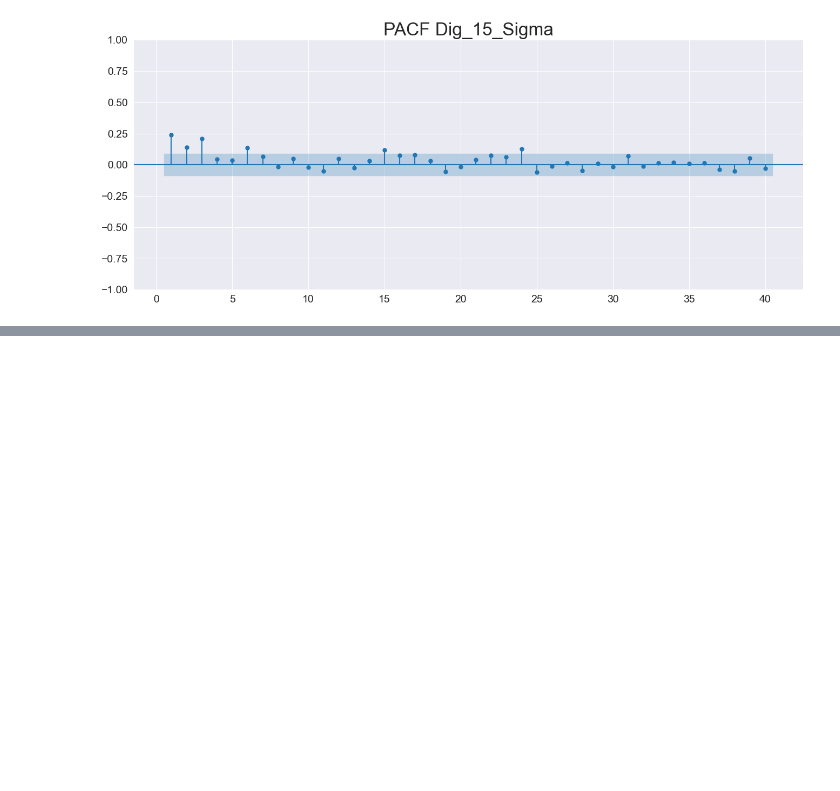
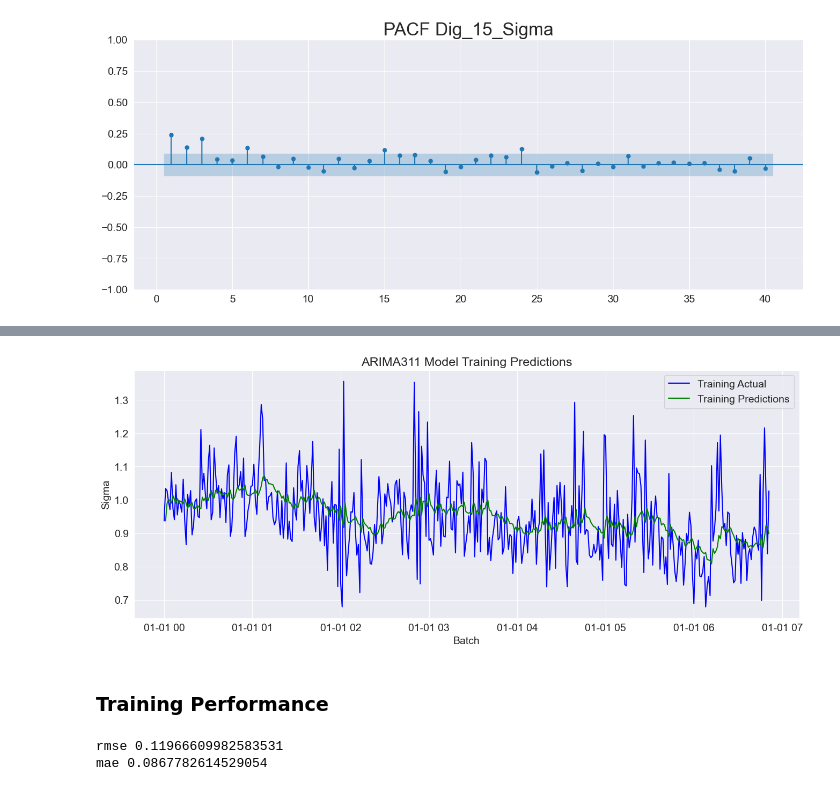
Before and after one commit to DaviesHub/linear_timeseries_analysis, a Jupyter notebook: parameter analysis.ipynb, the cells around one changed output, grey strips where cells are left out. Drawn from its saved outputs; the diff is of its cells as text; code cells hidden in the pictures; blank space fills up the shorter version.

Commit message:
params

```diff
--- a/parameter analysis.ipynb
+++ b/parameter analysis.ipynb
@@ -86,3 +82,6 @@ data15_test = data15_comp[train_size:]
+# %%
+data15_train = data15[:412]
+data15_test = data15[412:]
 # %%
 data15_train.tail()
 # %% [output]
@@ -180,3 +153,8 @@ def LLR_test(mod_1, mod_2, DF=1):
     p = chi2.sf(LR, DF).round(3)
 
     return p
+# %%
+# Model
+model_params = ARIMA(data15_train.Sigma, order=(1, 1, 1))
+results_arima = model_params.fit()
+print(results_arima.summary())
@@ -182,0 +179,45 @@ def LLR_test(mod_1, mod_2, DF=1):
+# %%
+start_date = '2023-01-01 06:52:00'
+end_date = '2023-01-01 07:37:00'
+
+# Make predictions on training dataset
+train_predictions = pd.DataFrame(results_arima.predict())
+# print(train_predictions)
+
+pd.set_option('display.max_rows', None)
+pd.set_option('display.max_columns', None)
+
+#Make predictions on test dataset
+test_predictions = pd.DataFrame(results_arima.predict(start=start_date, end=end_date))
+#print(test_predictions)
+
+# Plot actual values of training data
+plt.plot(data15_train.index, data15_train['Sigma'], color='blue', label='Training Actual')
+
+# Plot predicted values of training data
+plt.plot(data15_train.index[1:], train_predictions['predicted_mean'].iloc[1:], color='green', label='Training Predictions')
+
+# Add labels and legend
+plt.title('ARIMA311 Model Training Predictions')
+plt.xlabel('Batch')
+plt.ylabel('Sigma')
+plt.legend()
+
+# Show plot
+plt.show()
+# %% [output]
+[figure, added]
+# %% [markdown]
+### Training Performance
+# %%
+# Calculate Root Mean Squared Error (RMSE)
+rmse = np.sqrt(mean_squared_error(data15_train['Sigma'], train_predictions['predicted_mean']))
+
+# Calculate Mean Absolute Error (MAE)
+mae = mean_absolute_error(data15_train['Sigma'], train_predictions['predicted_mean'])
+
+print('rmse', rmse)
+print('mae', mae)
+# %% [output]
+rmse 0.11966609982583531
+mae 0.0867782614529054
```
Also changed, not shown: parts of 11 cells of this notebook.
